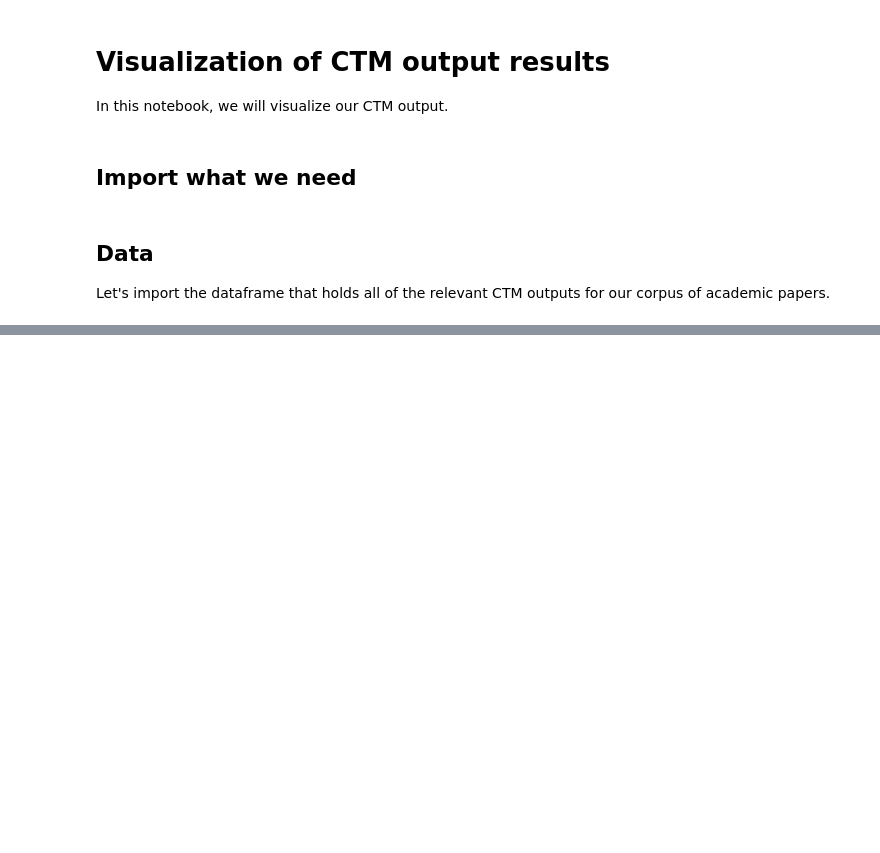
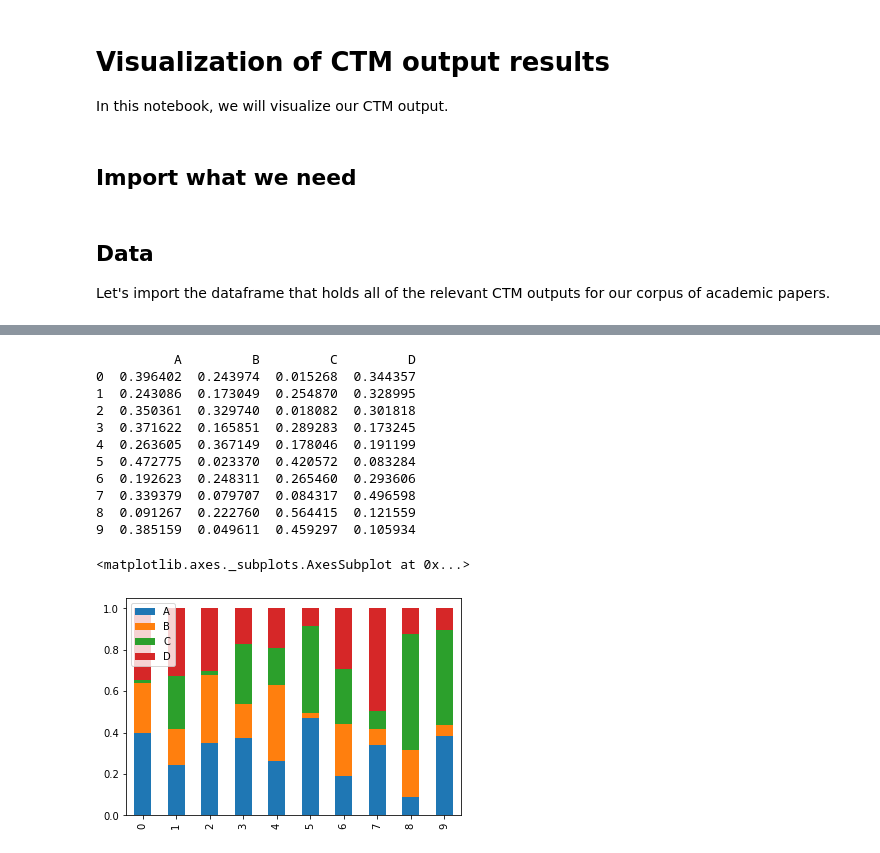
Before and after one commit to esnue/ThesisAllocationSystem, a Jupyter notebook: Visualization.ipynb, the cells around one changed output, grey strips where cells are left out. Saved outputs shown, nothing was run; the diff lists cells and outputs as text; code cells hidden in the pictures; blank space fills up the shorter version.

```diff
--- a/Visualization.ipynb
+++ b/Visualization.ipynb
@@ -110,0 +131,27 @@ print(topics_df_long.head(5))
+# %%
+import pandas as pd
+import matplotlib.pyplot as plt
+import numpy as np
+import seaborn as sns
+
+X = np.random.rand(10,4)
+X/= X.sum(axis=1,keepdims=True)
+
+df = pd.DataFrame(X, columns = ['A', 'B', 'C', 'D'])
+
+print(df)
+df.plot.bar(stacked=True)
+# %% [output]
+          A         B         C         D
+0  0.396402  0.243974  0.015268  0.344357
+1  0.243086  0.173049  0.254870  0.328995
+2  0.350361  0.329740  0.018082  0.301818
+3  0.371622  0.165851  0.289283  0.173245
+4  0.263605  0.367149  0.178046  0.191199
+5  0.472775  0.023370  0.420572  0.083284
+6  0.192623  0.248311  0.265460  0.293606
+7  0.339379  0.079707  0.084317  0.496598
+8  0.091267  0.222760  0.564415  0.121559
+9  0.385159  0.049611  0.459297  0.105934
+<matplotlib.axes._subplots.AxesSubplot at 0x...>
+[figure, added]
```
Also changed, not shown: parts of 14 cells of this notebook.
